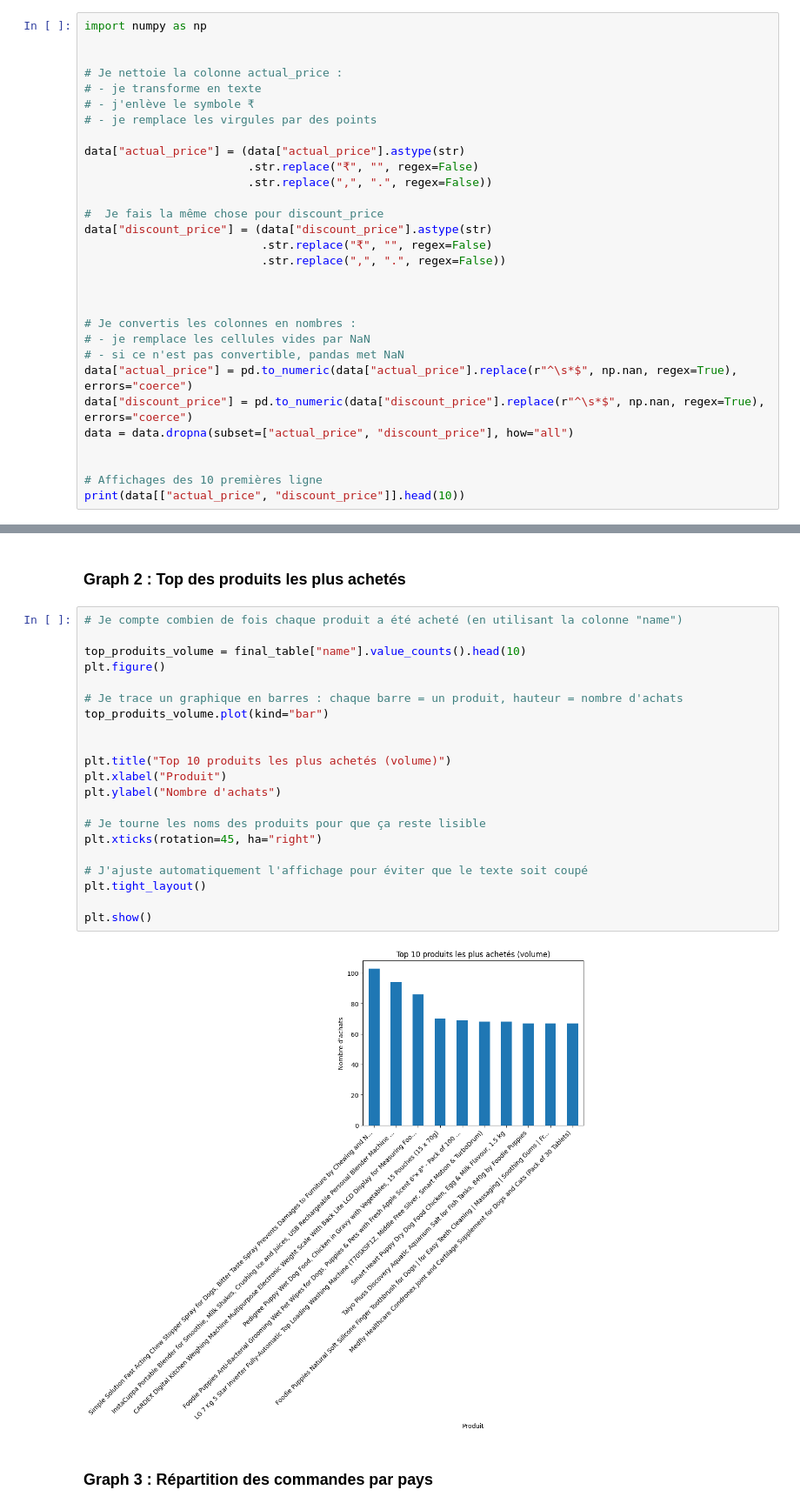
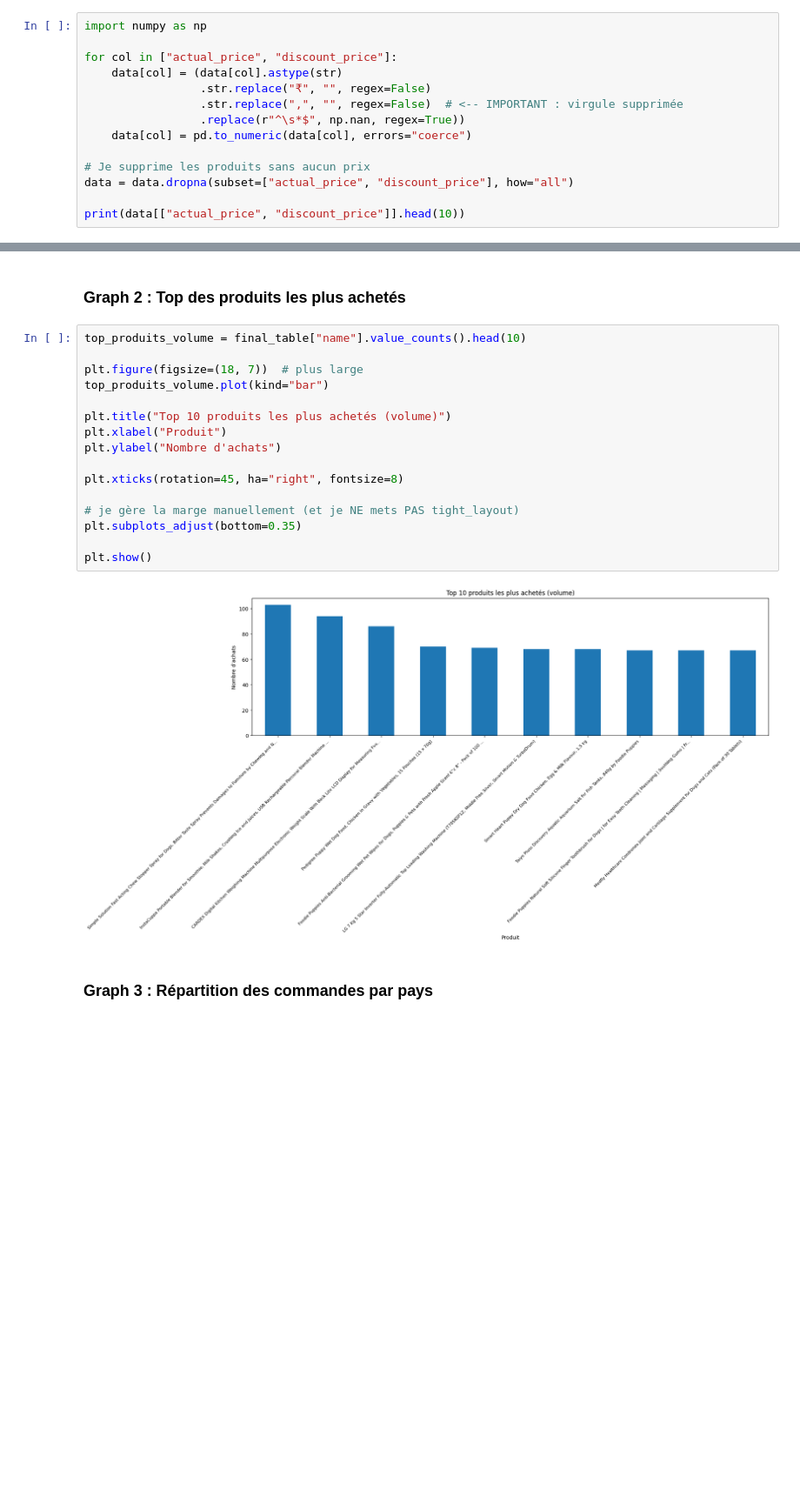
Before and after one commit to xino57/TP-SI-Decisionnels, a Jupyter notebook: analysis.ipynb, the cells around one changed output, grey strips where cells are left out. Shown at 87% size. Cells and saved outputs as stored; diff of their text form; blank space fills up the shorter version.

```diff
--- a/analysis.ipynb
+++ b/analysis.ipynb
@@ -123,32 +123,16 @@ total des produits lists :  34760
 # %%
 import numpy as np
 
+for col in ["actual_price", "discount_price"]:
+    data[col] = (data[col].astype(str)
+                 .str.replace("₹", "", regex=False)
+                 .str.replace(",", "", regex=False)  # <-- IMPORTANT : virgule supprimée
+                 .replace(r"^\s*$", np.nan, regex=True))
+    data[col] = pd.to_numeric(data[col], errors="coerce")
 
-# Je nettoie la colonne actual_price :
-# - je transforme en texte
-# - j'enlève le symbole ₹
-# - je remplace les virgules par des points
-
-data["actual_price"] = (data["actual_price"].astype(str)
-                        .str.replace("₹", "", regex=False)
-                        .str.replace(",", ".", regex=False))
-
-#  Je fais la même chose pour discount_price
-data["discount_price"] = (data["discount_price"].astype(str)
-                          .str.replace("₹", "", regex=False)
-                          .str.replace(",", ".", regex=False))
-
-
-
-# Je convertis les colonnes en nombres :
-# - je remplace les cellules vides par NaN
-# - si ce n'est pas convertible, pandas met NaN
-data["actual_price"] = pd.to_numeric(data["actual_price"].replace(r"^\s*$", np.nan, regex=True), errors="coerce")
-data["discount_price"] = pd.to_numeric(data["discount_price"].replace(r"^\s*$", np.nan, regex=True), errors="coerce")
+# Je supprime les produits sans aucun prix
 data = data.dropna(subset=["actual_price", "discount_price"], how="all")
 
-
-# Affichages des 10 premières ligne
 print(data[["actual_price", "discount_price"]].head(10))
 # %% [output]
    actual_price  discount_price
@@ -315,28 +308,23 @@ plt.show()
 # %% [markdown]
 ### Graph 2 : Top des produits les plus achetés
 # %%
-# Je compte combien de fois chaque produit a été acheté (en utilisant la colonne "name")
+top_produits_volume = final_table["name"].value_counts().head(10)
 
-top_produits_volume = final_table["name"].value_counts().head(10)
-plt.figure()
-
-# Je trace un graphique en barres : chaque barre = un produit, hauteur = nombre d'achats
+plt.figure(figsize=(18, 7))  # plus large
 top_produits_volume.plot(kind="bar")
-
 
 plt.title("Top 10 produits les plus achetés (volume)")
 plt.xlabel("Produit")
 plt.ylabel("Nombre d'achats")
 
-# Je tourne les noms des produits pour que ça reste lisible
-plt.xticks(rotation=45, ha="right")
+plt.xticks(rotation=45, ha="right", fontsize=8)
 
-# J'ajuste automatiquement l'affichage pour éviter que le texte soit coupé
-plt.tight_layout()
+# je gère la marge manuellement (et je NE mets PAS tight_layout)
+plt.subplots_adjust(bottom=0.35)
 
 plt.show()
 # %% [output]
-[figure, old version]
+[figure, new version]
 # %% [markdown]
 ### Graph 3 : Répartition des commandes par pays
 # %%
```
Also changed, not shown: parts of 7 cells of this notebook, 1 other file.
